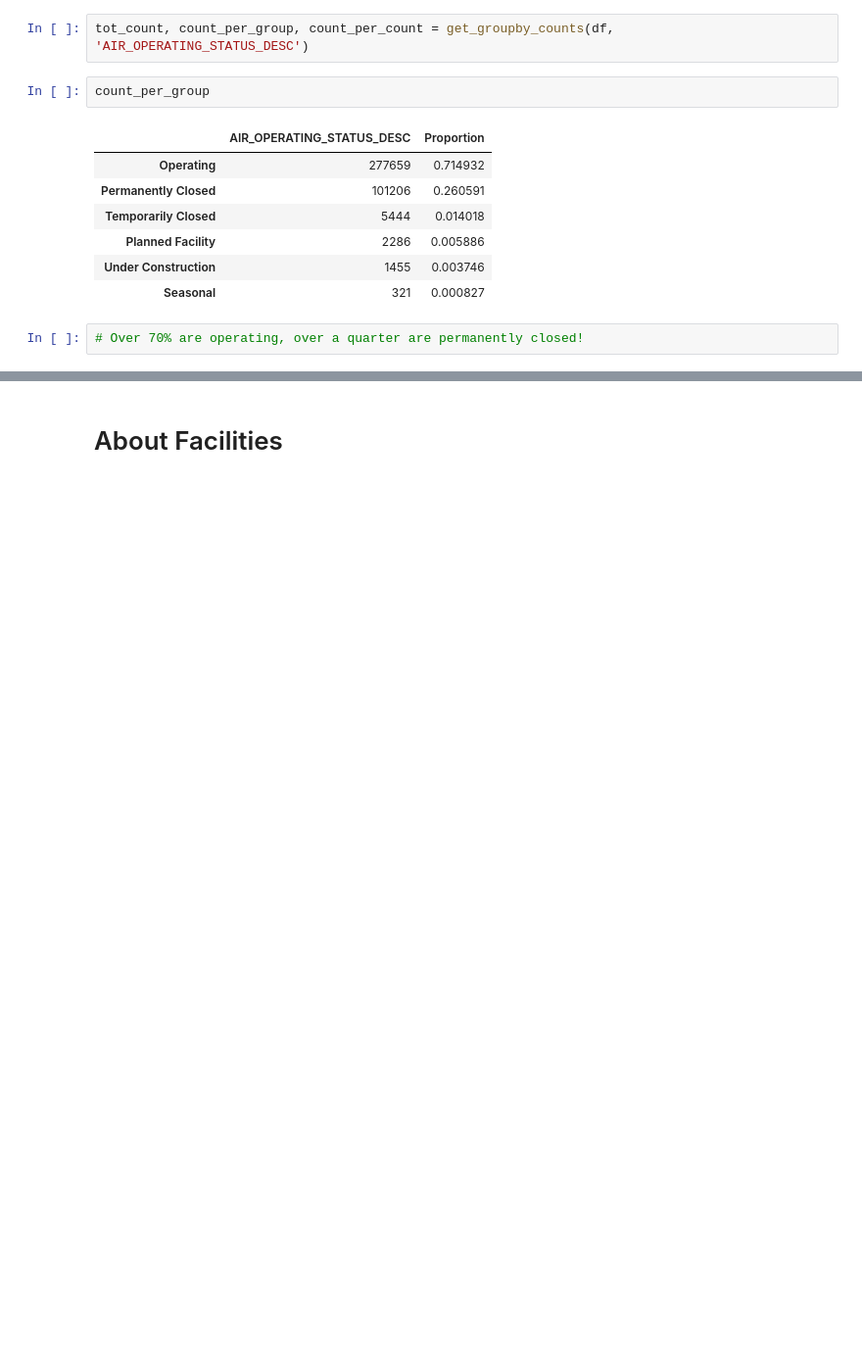
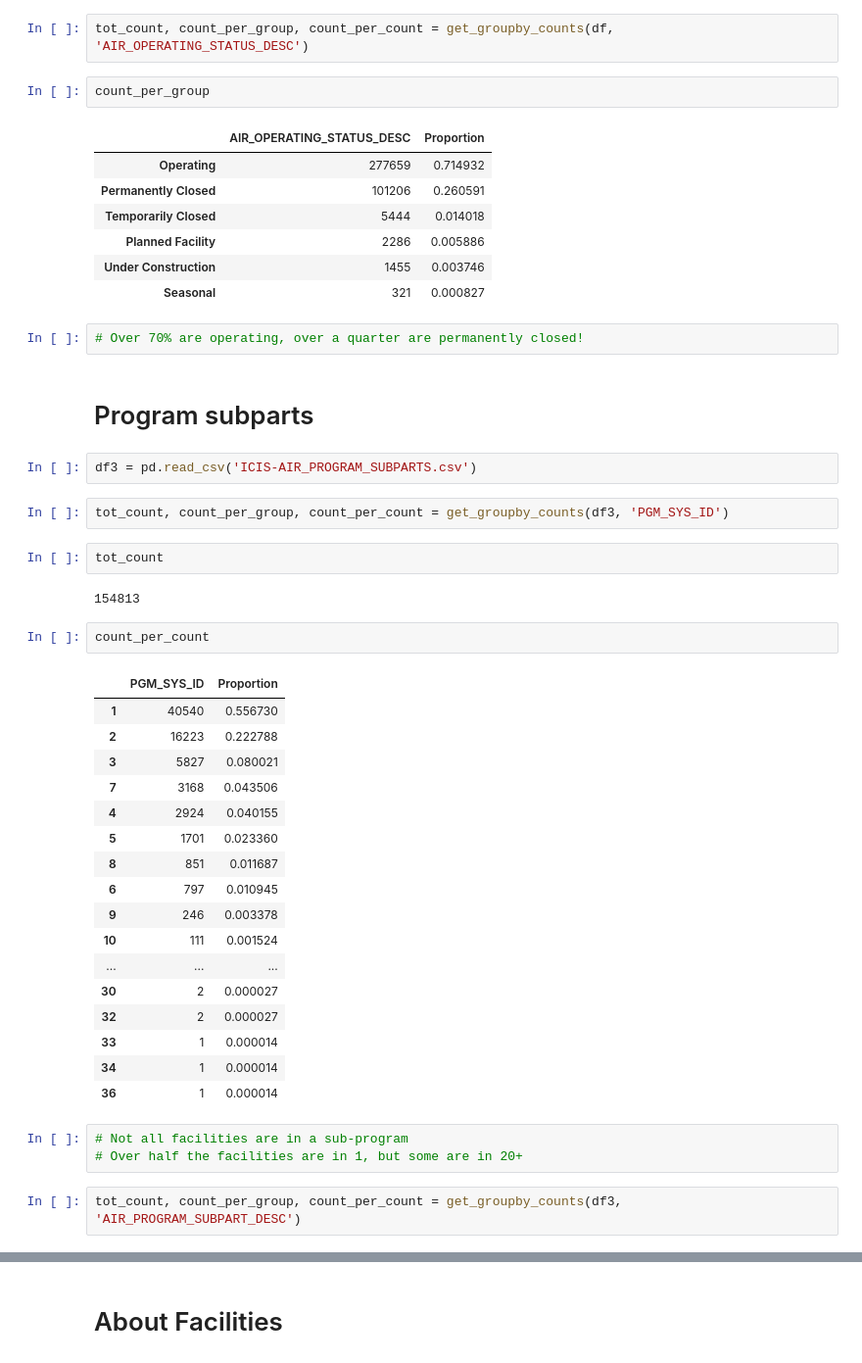
Before and after one commit to Aycrazy/ML_Project, a Jupyter notebook: AirDataExplore.ipynb, the cells around one changed output, grey strips where cells are left out. Shown: that part at 98% size. Saved outputs shown, nothing was run; the diff lists cells and outputs as text; blank space fills up the shorter version.

```diff
--- a/AirDataExplore.ipynb
+++ b/AirDataExplore.ipynb
@@ -83,3 +83,38 @@ count_per_group
 | Seasonal | 321 | 0.000827 |
 # %%
 # Over 70% are operating, over a quarter are permanently closed!
+# %% [markdown]
+# Program subparts
+# %%
+df3 = pd.read_csv('ICIS-AIR_PROGRAM_SUBPARTS.csv')
+# %%
+tot_count, count_per_group, count_per_count = get_groupby_counts(df3, 'PGM_SYS_ID')
+# %%
+tot_count
+# %% [output]
+154813
+# %%
+count_per_count
+# %% [output]
+|  | PGM_SYS_ID | Proportion |
+| 1 | 40540 | 0.556730 |
+| 2 | 16223 | 0.222788 |
+| 3 | 5827 | 0.080021 |
+| 7 | 3168 | 0.043506 |
+| 4 | 2924 | 0.040155 |
+| 5 | 1701 | 0.023360 |
+| 8 | 851 | 0.011687 |
+| 6 | 797 | 0.010945 |
+| 9 | 246 | 0.003378 |
+| 10 | 111 | 0.001524 |
+| ... | ... | ... |
+| 30 | 2 | 0.000027 |
+| 32 | 2 | 0.000027 |
+| 33 | 1 | 0.000014 |
+| 34 | 1 | 0.000014 |
+| 36 | 1 | 0.000014 |
+# %%
+# Not all facilities are in a sub-program
+# Over half the facilities are in 1, but some are in 20+
+# %%
+tot_count, count_per_group, count_per_count = get_groupby_counts(df3, 'AIR_PROGRAM_SUBPART_DESC')
```
Also changed, not shown: parts of 18 cells of this notebook.
